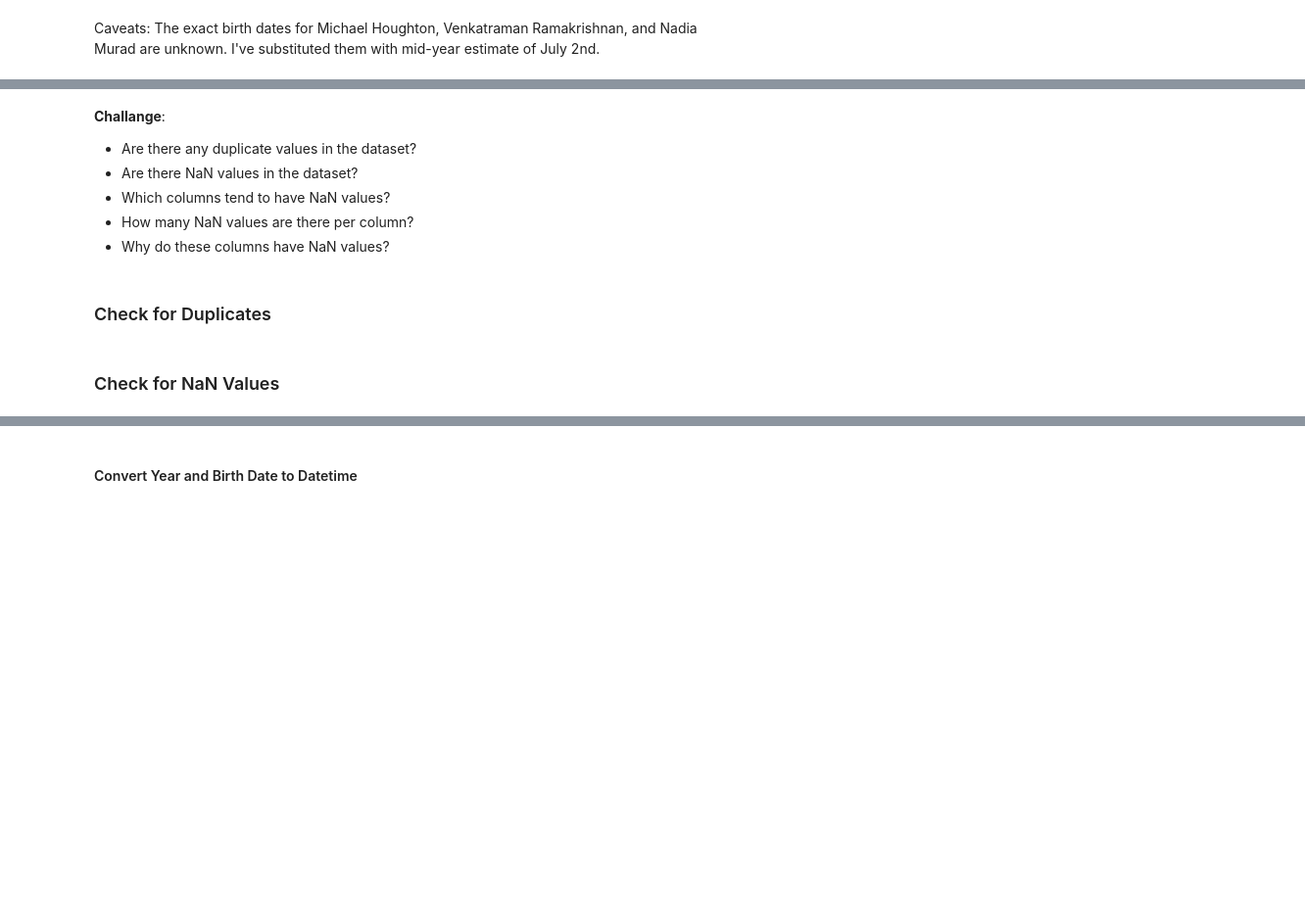
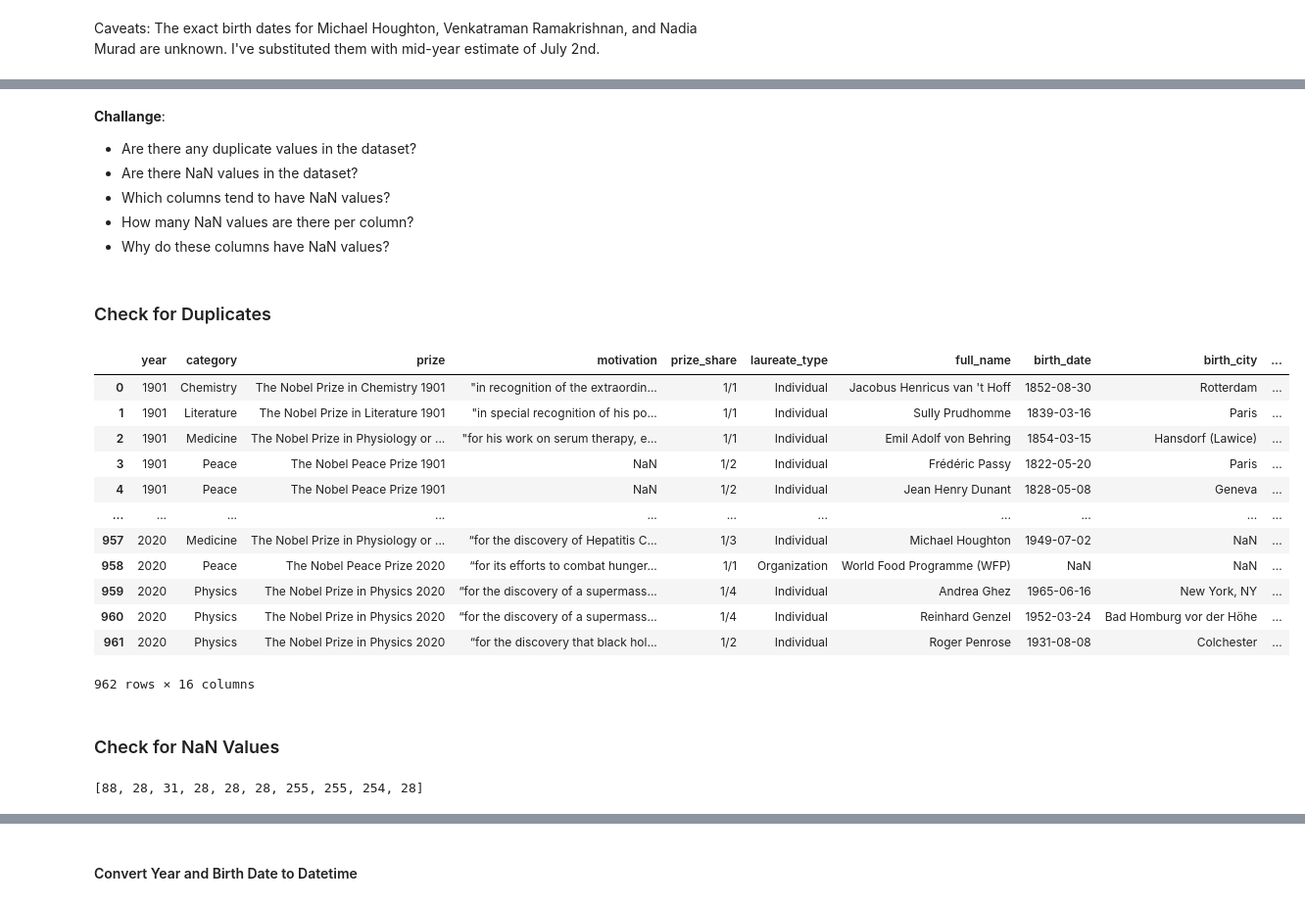
Before and after one commit to nico-Zero/Python, a Jupyter notebook: New_Shit__/Angela_Yu__/Day_79_Nobal_price_Analysis/Nobel_Prize_Analysis_(start).ipynb, the cells around one changed output, grey strips where cells are left out. Shown: that part at 98% size. Saved outputs shown, nothing was run; the diff lists cells and outputs as text; code cells hidden in the pictures; blank space fills up the shorter version.

```diff
--- a/New_Shit__/Angela_Yu__/Day_79_Nobal_price_Analysis/Nobel_Prize_Analysis_(start).ipynb
+++ b/New_Shit__/Angela_Yu__/Day_79_Nobal_price_Analysis/Nobel_Prize_Analysis_(start).ipynb
@@ -54,10 +96,27 @@ df_data
 # %% [markdown]
 **Challange**:
-* Are there any duplicate values in the dataset?
-* Are there NaN values in the dataset?
-* Which columns tend to have NaN values?
-* How many NaN values are there per column?
-* Why do these columns have NaN values?
+
+-   Are there any duplicate values in the dataset?
+-   Are there NaN values in the dataset?
+-   Which columns tend to have NaN values?
+-   How many NaN values are there per column?
+-   Why do these columns have NaN values?
 # %% [markdown]
 ### Check for Duplicates
+# %%
+df_data
+# %% [output]
+|  | year | category | prize | motivation | prize_share | laureate_type | full_name | birth_date | birth_city | ... |
+| 0 | 1901 | Chemistry | The Nobel Prize in Chemistry 1901 | "in recognition of the extraordin... | 1/1 | Individual | Jacobus Henricus van 't Hoff | 1852-08-30 | Rotterdam | ... |
+| 1 | 1901 | Literature | The Nobel Prize in Literature 1901 | "in special recognition of his po... | 1/1 | Individual | Sully Prudhomme | 1839-03-16 | Paris | ... |
+| 2 | 1901 | Medicine | The Nobel Prize in Physiology or ... | "for his work on serum therapy, e... | 1/1 | Individual | Emil Adolf von Behring | 1854-03-15 | Hansdorf (Lawice) | ... |
+| 3 | 1901 | Peace | The Nobel Peace Prize 1901 | NaN | 1/2 | Individual | Frédéric Passy | 1822-05-20 | Paris | ... |
+| 4 | 1901 | Peace | The Nobel Peace Prize 1901 | NaN | 1/2 | Individual | Jean Henry Dunant | 1828-05-08 | Geneva | ... |
+| ... | ... | ... | ... | ... | ... | ... | ... | ... | ... | ... |
+| 957 | 2020 | Medicine | The Nobel Prize in Physiology or ... | “for the discovery of Hepatitis C... | 1/3 | Individual | Michael Houghton | 1949-07-02 | NaN | ... |
+| 958 | 2020 | Peace | The Nobel Peace Prize 2020 | “for its efforts to combat hunger... | 1/1 | Organization | World Food Programme (WFP) | NaN | NaN | ... |
+| 959 | 2020 | Physics | The Nobel Prize in Physics 2020 | “for the discovery of a supermass... | 1/4 | Individual | Andrea Ghez | 1965-06-16 | New York, NY | ... |
+| 960 | 2020 | Physics | The Nobel Prize in Physics 2020 | “for the discovery of a supermass... | 1/4 | Individual | Reinhard Genzel | 1952-03-24 | Bad Homburg vor der Höhe | ... |
+| 961 | 2020 | Physics | The Nobel Prize in Physics 2020 | “for the discovery that black hol... | 1/2 | Individual | Roger Penrose | 1931-08-08 | Colchester | ... |
+962 rows × 16 columns
 # %%
@@ -65,2 +124,14 @@ df_data.drop_duplicates('prize',inplace=True)
 # %% [markdown]
 ### Check for NaN Values
+# %%
+x = [
+    j
+    for i, j in zip(
+        tuple(df_data.isna().any().values), tuple(df_data.isna().any().keys())
+    )
+    if i
+]
+xx = [df_data.isna()[i].value_counts()[True] for i in x]
+print(xx)
+# %% [output]
+[88, 28, 31, 28, 28, 28, 255, 255, 254, 28]
```
Also changed, not shown: parts of 30 cells of this notebook.
